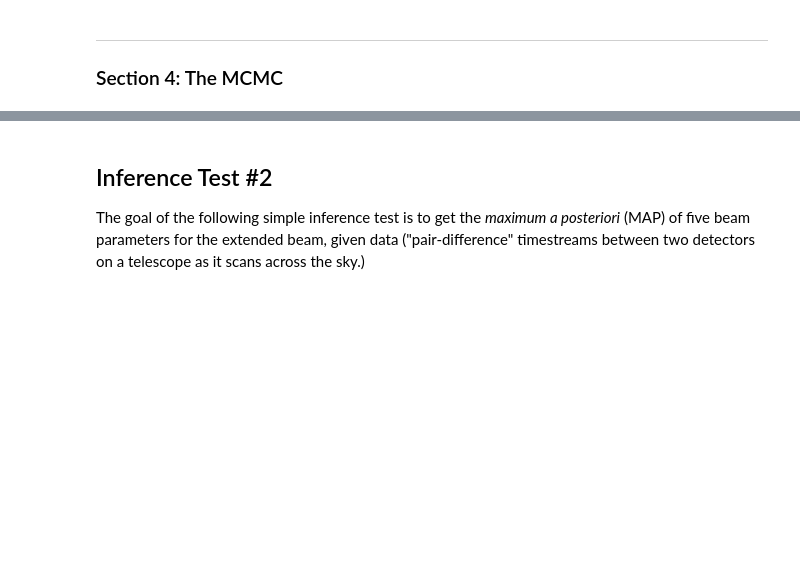
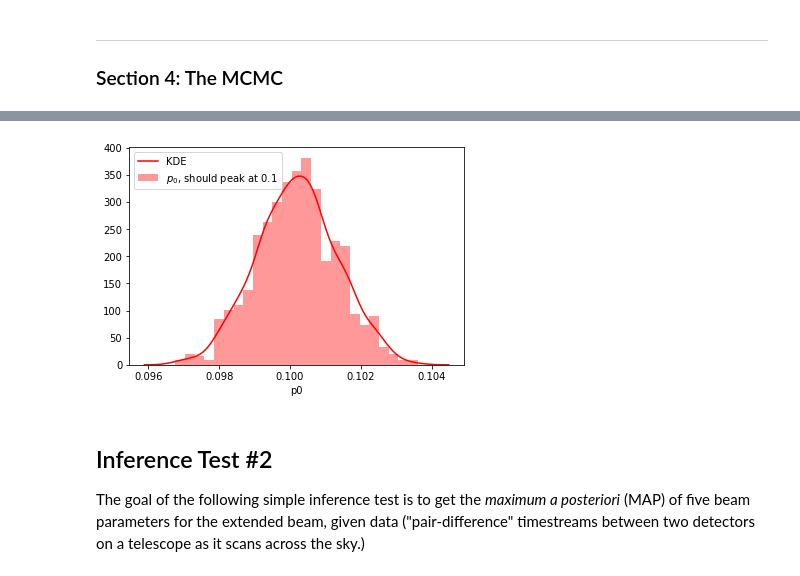
Before and after one commit to phys201/extended-beam-modeling, a Jupyter notebook: tutorial_notebook.ipynb, the cells around one changed output, grey strips where cells are left out. Cells and saved outputs as stored; diff of their text form; code cells hidden in the pictures; blank space fills up the shorter version.

```diff
--- a/tutorial_notebook.ipynb
+++ b/tutorial_notebook.ipynb
@@ -299,7 +313,15 @@ joint_kde = sns.jointplot(sigma_y='sigma_y',
 # %%
-burned_in = pymc3_p0_fit_samples.xs(slice(150, 500), level=1)
-sns.kdeplot(burned_in['p0'], label='p0')
-plt.show()
+burned_in = emcee_samples.xs(slice(50, 500), level=1)
+# %%
+plt.figure()
+sns.distplot(burned_in['p0'],
+             color='r',
+             hist_kws={'label':'$p_0$, should peak at 0.1'},
+             kde_kws={'clip': (0.0, 1.0), 'label': 'KDE'},
+             bins=25)
+plt.show()
+# %% [output]
+[figure, added]
 # %% [markdown]
 ## Inference Test #2
 The goal of the following simple inference test is to get the *maximum a posteriori* (MAP) of five beam parameters for the extended beam, given data ("pair-difference" timestreams between two detectors on a telescope as it scans across the sky.)
```
Also changed, not shown: parts of 30 cells of this notebook.
